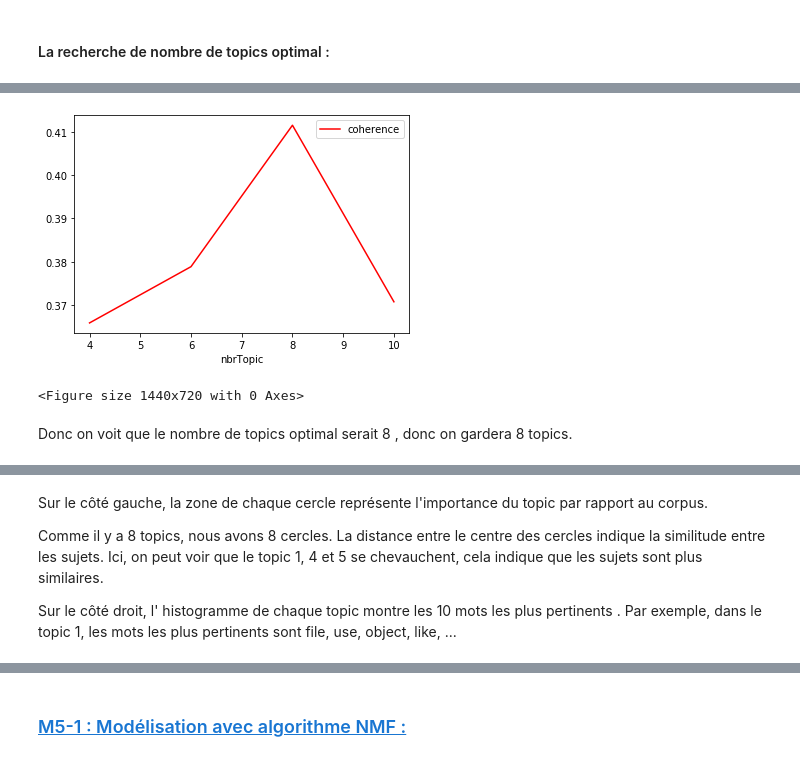
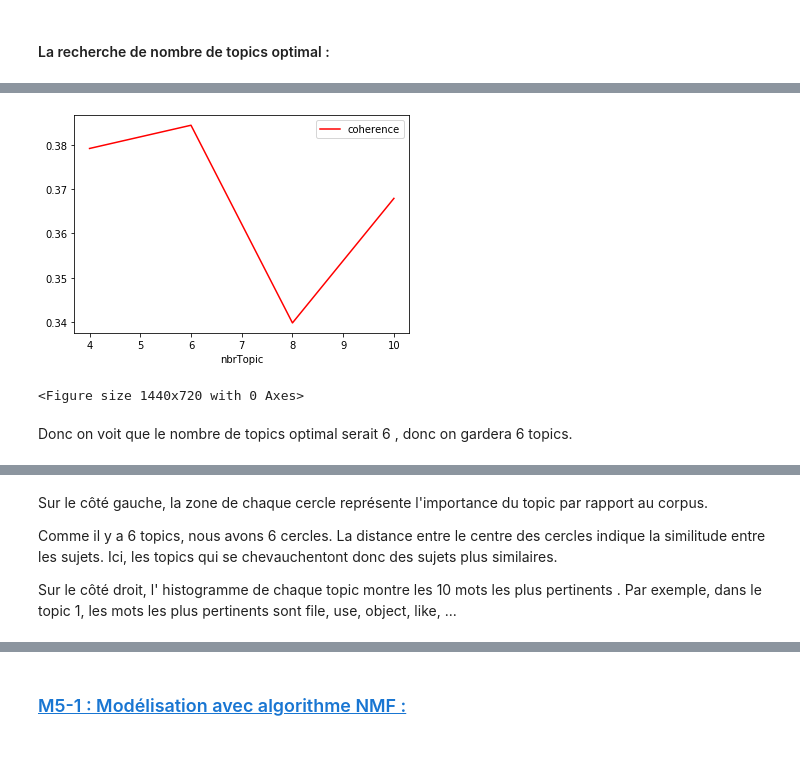
Before and after one commit to leandre12/suggestion-tag, a Jupyter notebook: P5_02_notebookmodels.ipynb, the cells around one changed output, grey strips where cells are left out. Cells and saved outputs as stored; diff of their text form; code cells hidden in the pictures.

```diff
--- a/P5_02_notebookmodels.ipynb
+++ b/P5_02_notebookmodels.ipynb
@@ -139,14 +136,19 @@ Nous supposons donc que :
 # %%
 n_samples = 0.8
 n_features = 1000
-n_components = 8
+n_components = 6
 n_top_words = 10
 data_preprocess_copy = cleanText(data_preprocess)
 data_preprocess_copy.drop(['tokens', 'tokensStopWord'], axis=1, inplace=True)
 corpus = data_preprocess_copy['words_tokens']
-dataset = corpus.tolist()
-data_samples = dataset[:int(len(dataset)*n_samples)]
-test_samples = dataset[int(len(dataset)*n_samples):]
+tags = data_preprocess_copy['tags_tokens']
+datasetX = corpus.tolist()
+datasety = tags.tolist()
+
+X_trainBis = datasetX[:int(len(datasetX)*n_samples)]
+y_trainBis = datasety[:int(len(datasety)*n_samples)]
+X_testBis = datasetX[int(len(datasetX)*n_samples):]
+y_testBis = datasety[int(len(datasety)*n_samples):]
 
 
 def dummy(doc):
@@ -220,32 +193,32 @@ plt.show()
 # %%
 # Calcul de coherence_score avec (4,6,8,10,12 topics) :
 outputCoherence = pd.DataFrame(columns=['nbrTopic', 'coherence'])
 
-dictionary = Dictionary(dataset)
+dictionary = Dictionary(datasetX)
 id2word = Dictionary(corpus)
 corpus_copy = corpus.copy()
 corpus_copy = [dictionary.doc2bow(doc) for doc in corpus_copy]
 
 for i in range(4, 12, 2):
     number_topics = i
     ldai = LdaMulticore(corpus_copy, id2word=id2word, num_topics=number_topics)
     coherence_model_ldai = CoherenceModel(model=ldai, texts=corpus,
                                           dictionary=dictionary,
                                           coherence='c_v')
     coherence_ldai = coherence_model_ldai.get_coherence()
     dictionarylda = {"nbrTopic": number_topics,
                      "coherence": coherence_ldai}
     outputCoherence = outputCoherence.append(dictionarylda, ignore_index=True)
 # outputCoherence.head(10)
 # Representation graphique de coherence
 ax = plt.gca()
 outputCoherence.plot(kind='line', x='nbrTopic',
                      y='coherence', color='red', ax=ax)
 plt.figure(figsize=(20, 10))
 plt.show()
 # %% [output]
-[figure, old version]
+[figure, new version]
 <Figure size 1440x720 with 0 Axes>
 # %% [markdown]
-Donc on voit que le nombre de topics optimal serait 8 , donc on gardera 8 topics.
+Donc on voit que le nombre de topics optimal serait 6 , donc on gardera 6 topics.
 # %%
@@ -261,9 +235,9 @@ pyLDAvis.display(vistest)
 # %% [markdown]
 Sur le côté gauche, la zone de chaque cercle représente l'importance du topic par rapport au corpus.
 
-Comme il y a 8 topics, nous avons 8 cercles.
+Comme il y a 6 topics, nous avons 6 cercles.
 La distance entre le centre des cercles indique la similitude entre les sujets.
-Ici, on peut voir que le topic 1, 4 et 5 se chevauchent, cela indique que les sujets sont plus similaires.
+Ici, les topics qui se chevauchentont donc des sujets plus similaires.
 
 Sur le côté droit, l' histogramme de chaque topic montre les 10 mots les plus pertinents .
 Par exemple, dans le topic 1, les mots les plus pertinents sont file, use, object, like, ...
```
Also changed, not shown: parts of 19 cells of this notebook, 5 other files.
